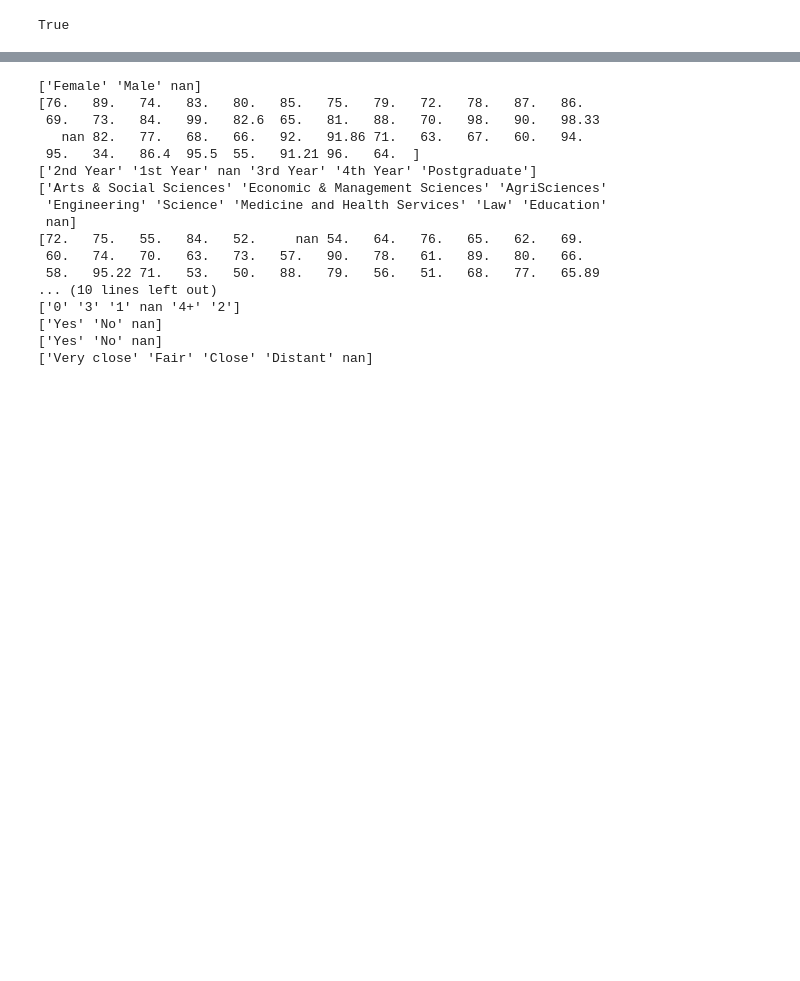
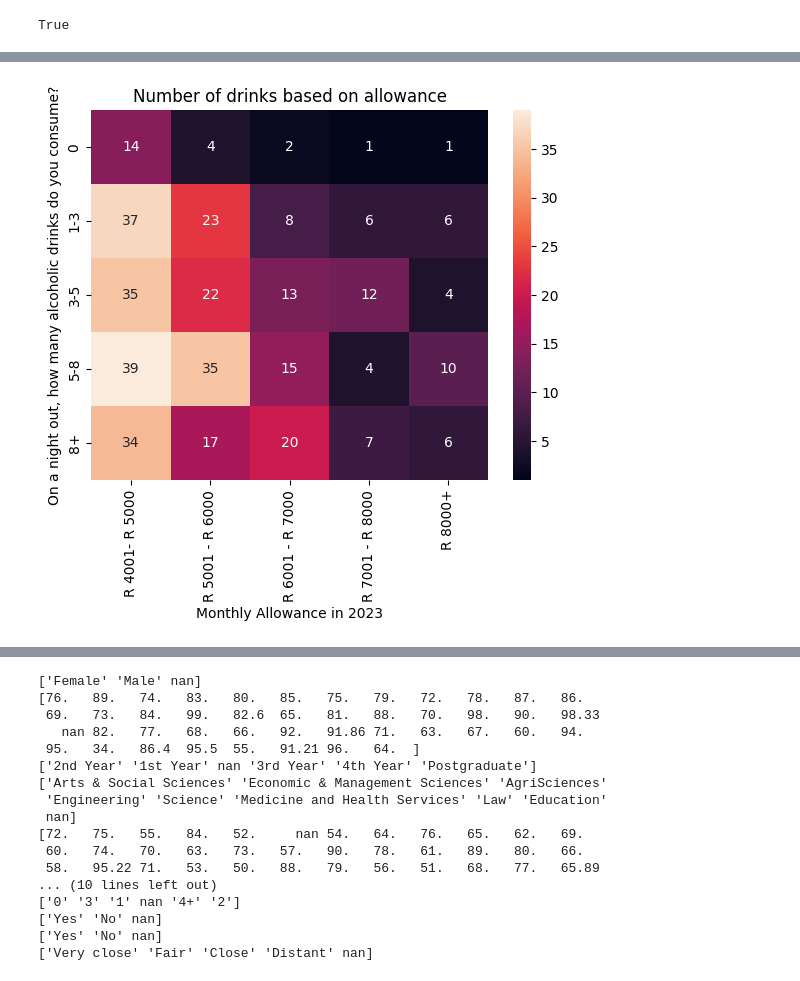
Before and after one commit to DanielJurkowski/DataAnalyticsProject, a Jupyter notebook: notebook.ipynb, the cells around one changed output, grey strips where cells are left out. Cells and saved outputs as stored; diff of their text form; code cells hidden in the pictures; blank space fills up the shorter version.

```diff
--- a/notebook.ipynb
+++ b/notebook.ipynb
@@ -53,0 +116,6 @@ The data used for this project comes from an anonymous survey comprising sixteen
+# %%
+sns.heatmap(pd.crosstab(raw_data[raw_data.columns[11]], raw_data[raw_data.columns[7]]), annot=True)
+plt.title('Number of drinks based on allowance')
+plt.show()
+# %% [output]
+[figure, added]
```
Also changed, not shown: parts of 18 cells of this notebook.
